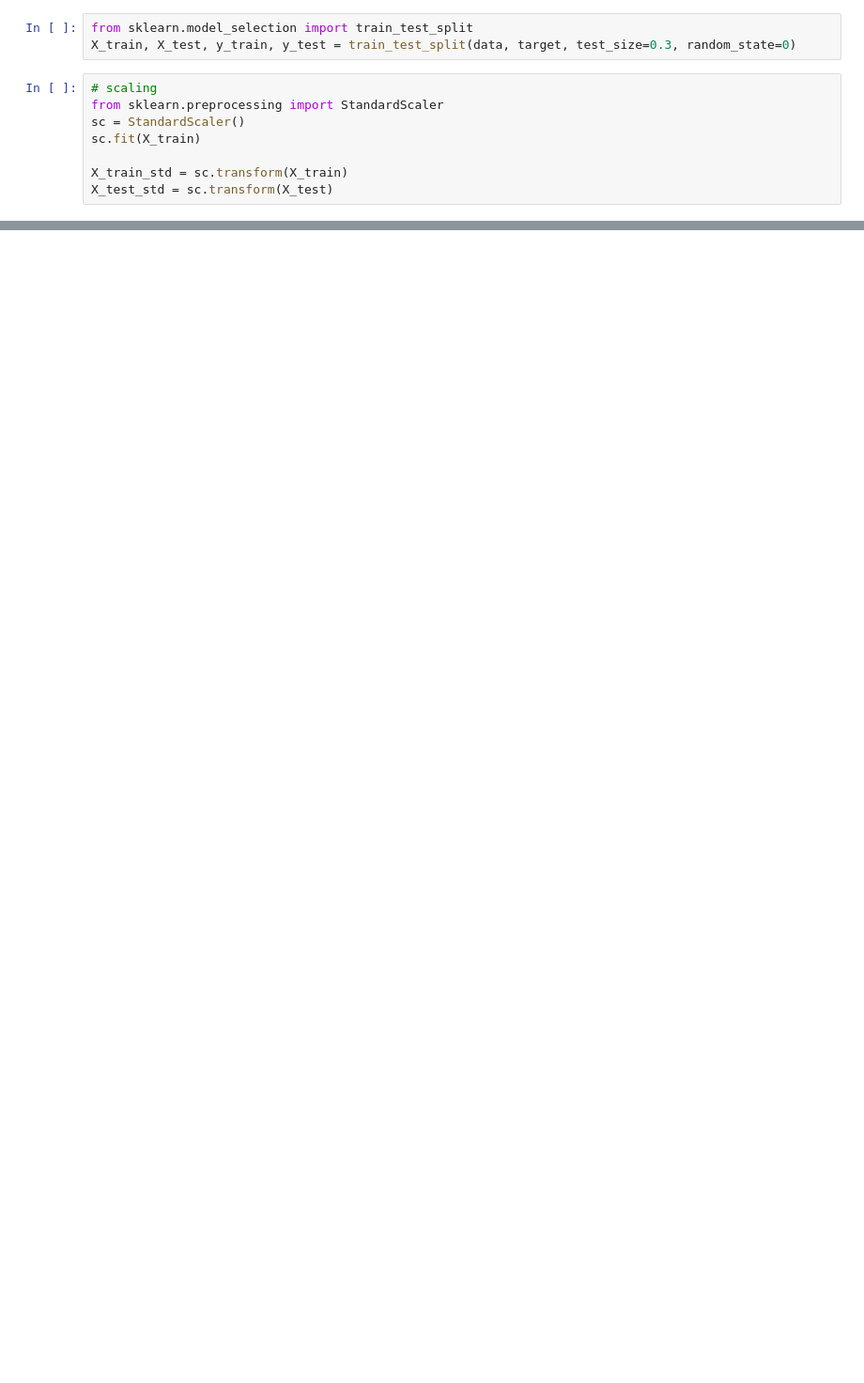
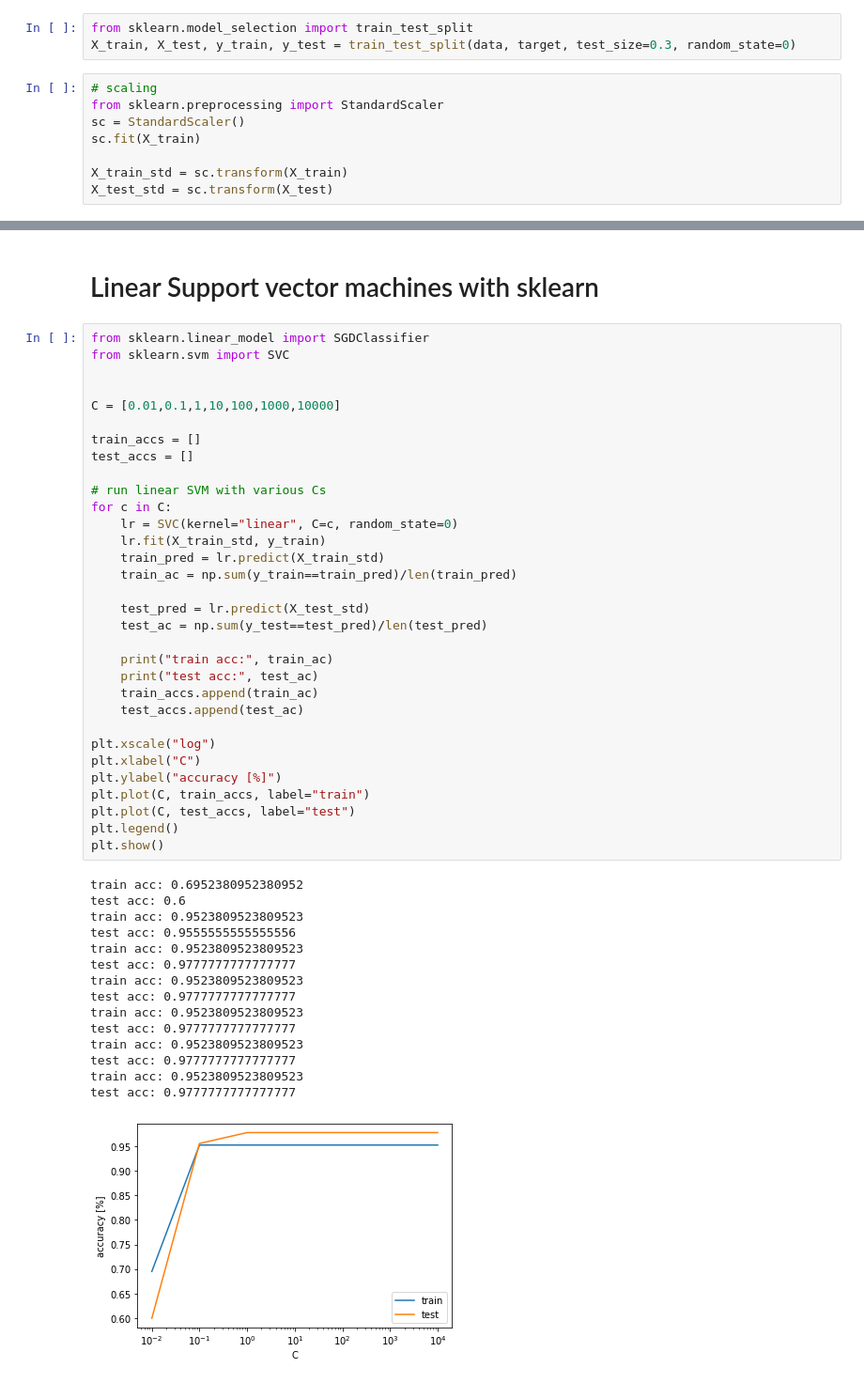
Before and after one commit to kentaroy47/lab-mlbook, a Jupyter notebook: chap3.ipynb, the cells around one changed output, grey strips where cells are left out. Shown at 94% size. Saved outputs shown, nothing was run; the diff lists cells and outputs as text; blank space fills up the shorter version.

```diff
--- a/chap3.ipynb
+++ b/chap3.ipynb
@@ -65,0 +114,50 @@ test acc: 0.9777777777777777
+# %% [markdown]
+# Linear Support vector machines with sklearn
+# %%
+from sklearn.linear_model import SGDClassifier
+from sklearn.svm import SVC
+
+
+C = [0.01,0.1,1,10,100,1000,10000]
+
+train_accs = []
+test_accs = []
+
+# run linear SVM with various Cs
+for c in C:
+    lr = SVC(kernel="linear", C=c, random_state=0)
+    lr.fit(X_train_std, y_train)
+    train_pred = lr.predict(X_train_std)
+    train_ac = np.sum(y_train==train_pred)/len(train_pred)
+
+    test_pred = lr.predict(X_test_std)
+    test_ac = np.sum(y_test==test_pred)/len(test_pred)
+
+    print("train acc:", train_ac)
+    print("test acc:", test_ac)
+    train_accs.append(train_ac)
+    test_accs.append(test_ac)
+
+plt.xscale("log")
+plt.xlabel("C")
+plt.ylabel("accuracy [%]")
+plt.plot(C, train_accs, label="train")
+plt.plot(C, test_accs, label="test")
+plt.legend()
+plt.show()
+# %% [output]
+train acc: 0.6952380952380952
+test acc: 0.6
+train acc: 0.9523809523809523
+test acc: 0.9555555555555556
+train acc: 0.9523809523809523
+test acc: 0.9777777777777777
+train acc: 0.9523809523809523
+test acc: 0.9777777777777777
+train acc: 0.9523809523809523
+test acc: 0.9777777777777777
+train acc: 0.9523809523809523
+test acc: 0.9777777777777777
+train acc: 0.9523809523809523
+test acc: 0.9777777777777777
+[figure, added]
```
Also changed, not shown: parts of 9 cells of this notebook.
